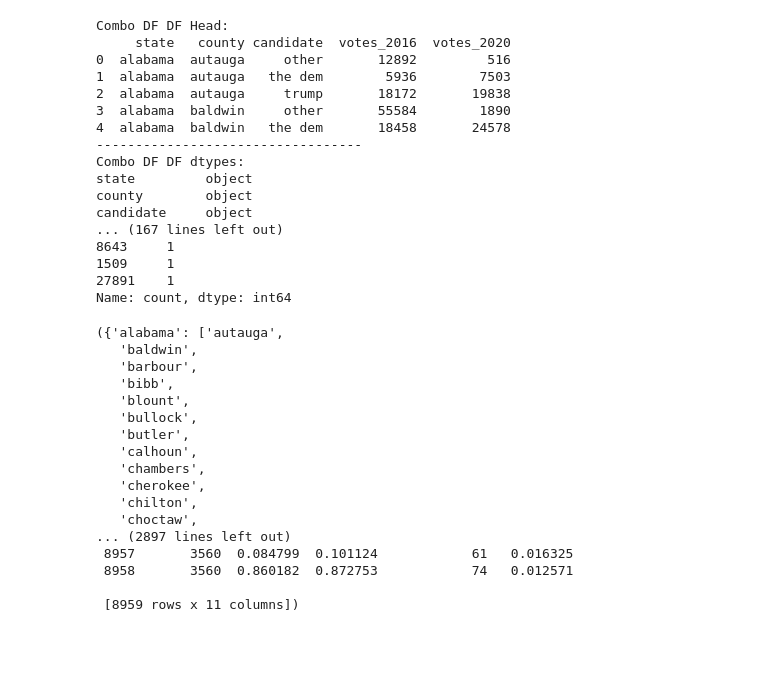
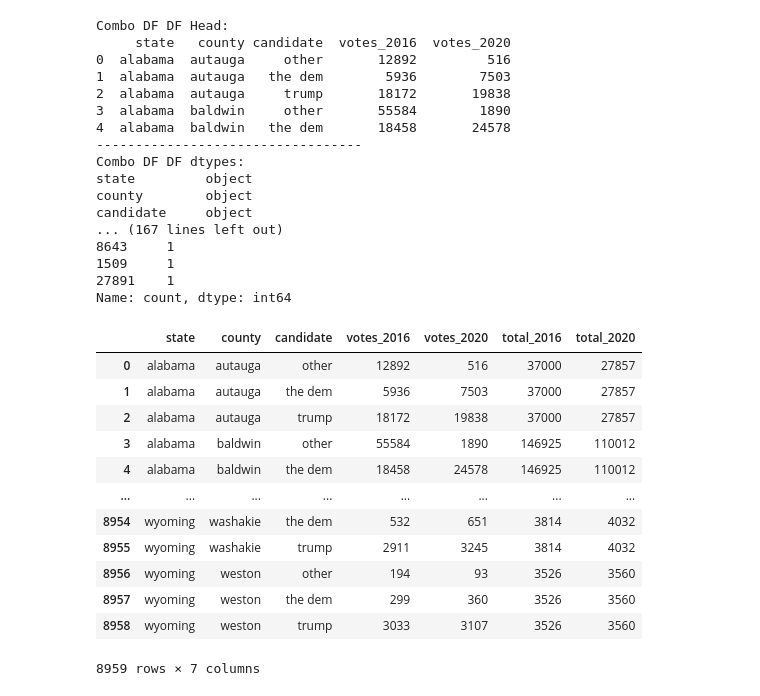
Before and after one commit to rmathena79/democracy, a Jupyter notebook: democracy.ipynb, the cells around one changed output. Drawn from its saved outputs; the diff is of its cells as text; code cells hidden in the pictures; blank space fills up the shorter version.

```diff
--- a/democracy.ipynb
+++ b/democracy.ipynb
@@ -204,43 +204,36 @@ candidate     object
 27891    1
 Name: count, dtype: int64
 # %%
-# Build up states and nontrivial counties, adding vote totals columns too
+# Add vote totals columns
 combo_df["total_2016"] = ""
 combo_df["total_2020"] = ""
 
 for state in combo_df["state"].unique():
     state_slice = combo_df.loc[combo_df["state"] == state]
     counties = state_slice["county"].unique()
     for county in counties:
         county_slice = state_slice.loc[combo_df["county"] == county]
         total_2016 = county_slice["votes_2016"].sum()
         total_2020 = county_slice["votes_2020"].sum()
 
         combo_df.loc[county_slice.index, "total_2016"] = total_2016
         combo_df.loc[county_slice.index, "total_2020"] = total_2020
 
-        if (total_2016 > 1000 and total_2020 > 1000):
-            care_counties.append(county)
-
 combo_df
 # %% [output]
+|  | state | county | candidate | votes_2016 | votes_2020 | total_2016 | total_2020 |
+| 0 | alabama | autauga | other | 12892 | 516 | 37000 | 27857 |
+| 1 | alabama | autauga | the dem | 5936 | 7503 | 37000 | 27857 |
+| 2 | alabama | autauga | trump | 18172 | 19838 | 37000 | 27857 |
+| 3 | alabama | baldwin | other | 55584 | 1890 | 146925 | 110012 |
+| 4 | alabama | baldwin | the dem | 18458 | 24578 | 146925 | 110012 |
+| ... | ... | ... | ... | ... | ... | ... | ... |
+| 8954 | wyoming | washakie | the dem | 532 | 651 | 3814 | 4032 |
+| 8955 | wyoming | washakie | trump | 2911 | 3245 | 3814 | 4032 |
+| 8956 | wyoming | weston | other | 194 | 93 | 3526 | 3560 |
+| 8957 | wyoming | weston | the dem | 299 | 360 | 3526 | 3560 |
+| 8958 | wyoming | weston | trump | 3033 | 3107 | 3526 | 3560 |
-({'alabama': ['autauga',
-   'baldwin',
-   'barbour',
-   'bibb',
-   'blount',
-   'bullock',
-   'butler',
-   'calhoun',
-   'chambers',
-   'cherokee',
-   'chilton',
-   'choctaw',
-... (2897 lines left out)
- 8957       3560  0.084799  0.101124            61   0.016325
- 8958       3560  0.860182  0.872753            74   0.012571
-
- [8959 rows x 11 columns])
+8959 rows × 7 columns
 # %%
 # Add the columns showing percentages and changes from 2016-2020
 combo_df["pct_2016"] = combo_df["votes_2016"] / combo_df["total_2016"]
```
Also changed, not shown: parts of 1 cell of this notebook.
